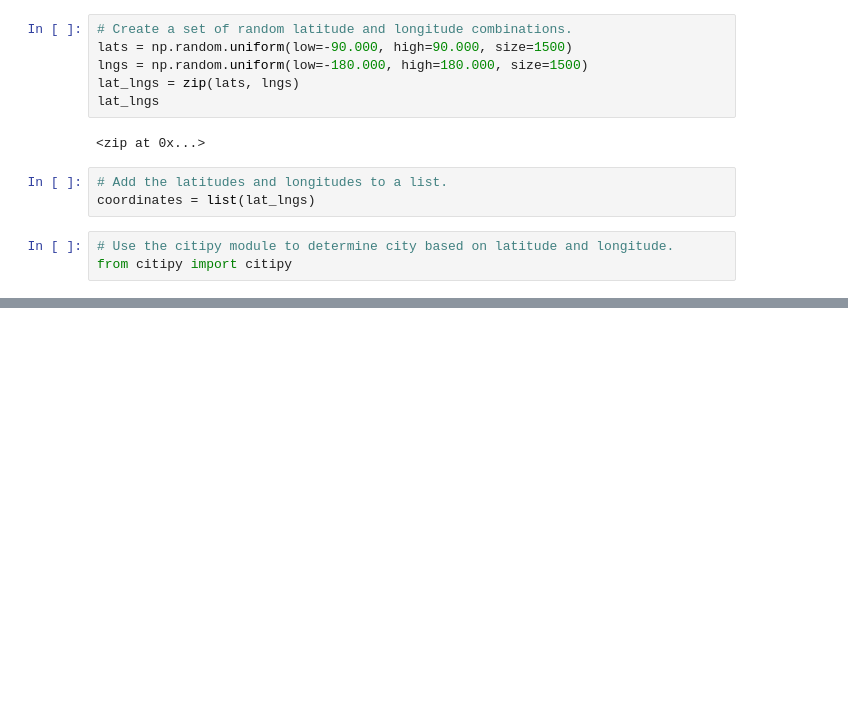
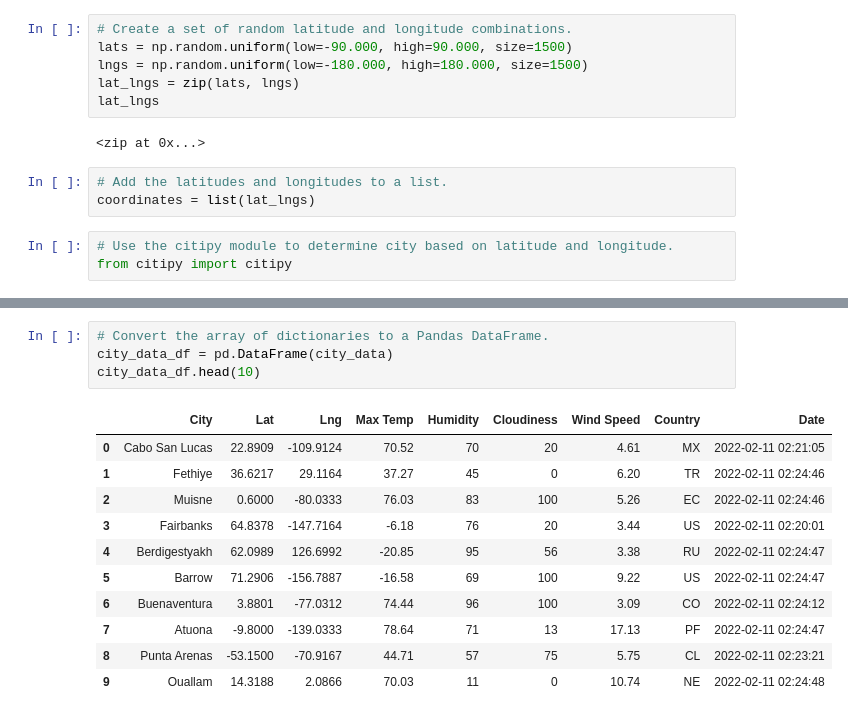
Before and after one commit to czammatore/World_Weather_Analysis, a Jupyter notebook: WeatherPy.ipynb, the cells around one changed output, grey strips where cells are left out. Saved outputs shown, nothing was run; the diff lists cells and outputs as text; blank space fills up the shorter version.

```diff
--- a/WeatherPy.ipynb
+++ b/WeatherPy.ipynb
@@ -33,0 +135,16 @@ len(cities)
+# %%
+# Convert the array of dictionaries to a Pandas DataFrame.
+city_data_df = pd.DataFrame(city_data)
+city_data_df.head(10)
+# %% [output]
+|  | City | Lat | Lng | Max Temp | Humidity | Cloudiness | Wind Speed | Country | Date |
+| 0 | Cabo San Lucas | 22.8909 | -109.9124 | 70.52 | 70 | 20 | 4.61 | MX | 2022-02-11 02:21:05 |
+| 1 | Fethiye | 36.6217 | 29.1164 | 37.27 | 45 | 0 | 6.20 | TR | 2022-02-11 02:24:46 |
+| 2 | Muisne | 0.6000 | -80.0333 | 76.03 | 83 | 100 | 5.26 | EC | 2022-02-11 02:24:46 |
+| 3 | Fairbanks | 64.8378 | -147.7164 | -6.18 | 76 | 20 | 3.44 | US | 2022-02-11 02:20:01 |
+| 4 | Berdigestyakh | 62.0989 | 126.6992 | -20.85 | 95 | 56 | 3.38 | RU | 2022-02-11 02:24:47 |
+| 5 | Barrow | 71.2906 | -156.7887 | -16.58 | 69 | 100 | 9.22 | US | 2022-02-11 02:24:47 |
+| 6 | Buenaventura | 3.8801 | -77.0312 | 74.44 | 96 | 100 | 3.09 | CO | 2022-02-11 02:24:12 |
+| 7 | Atuona | -9.8000 | -139.0333 | 78.64 | 71 | 13 | 17.13 | PF | 2022-02-11 02:24:47 |
+| 8 | Punta Arenas | -53.1500 | -70.9167 | 44.71 | 57 | 75 | 5.75 | CL | 2022-02-11 02:23:21 |
+| 9 | Ouallam | 14.3188 | 2.0866 | 70.03 | 11 | 0 | 10.74 | NE | 2022-02-11 02:24:48 |
```
Also changed, not shown: parts of 8 cells of this notebook, 4 other files.
